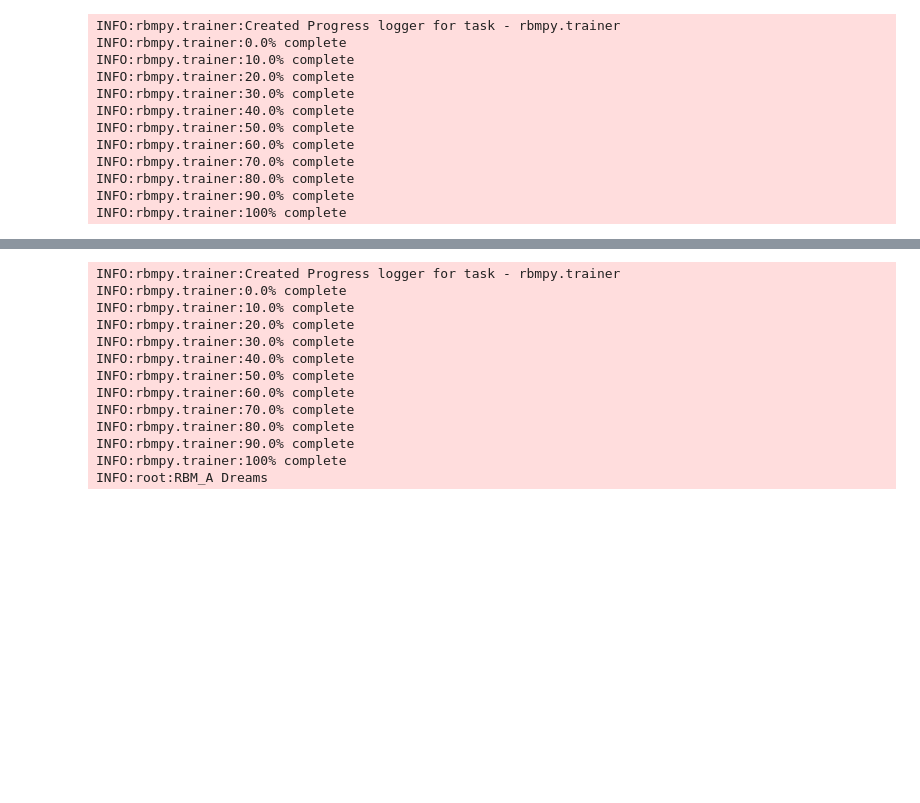
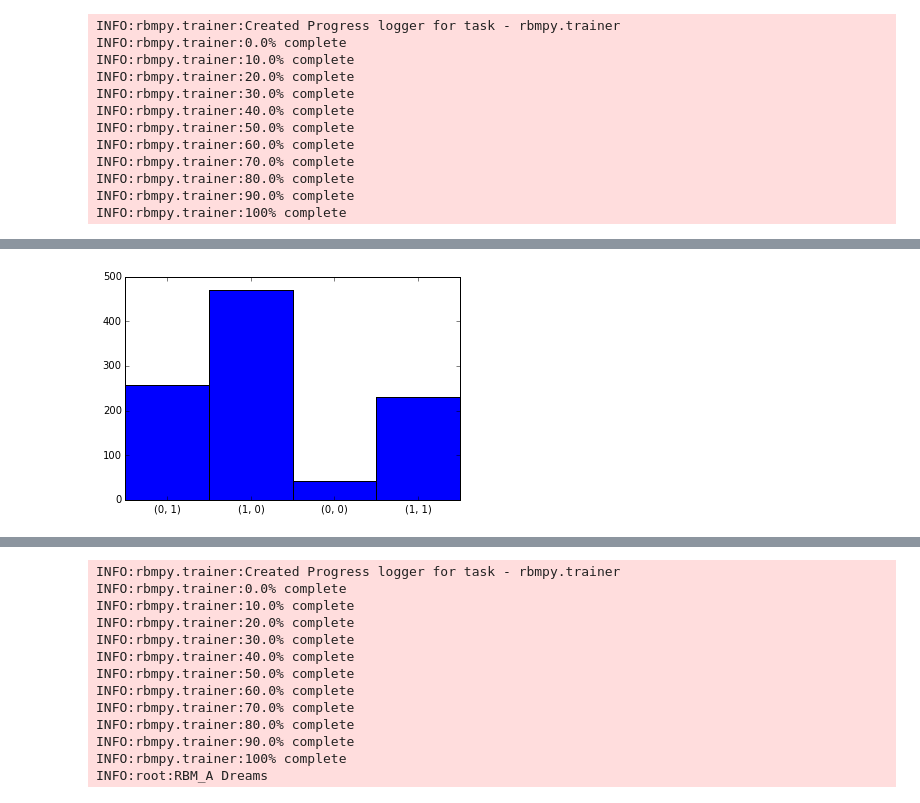
Before and after one commit to garibaldu/multicauseRBM, a Jupyter notebook: Max/ORBM-Training.ipynb, the cells around one changed output, grey strips where cells are left out. Drawn from its saved outputs; the diff is of its cells as text; code cells hidden in the pictures; blank space fills up the shorter version.

```diff
--- a/Max/ORBM-Training.ipynb
+++ b/Max/ORBM-Training.ipynb
@@ -135,0 +194,4 @@ Lets do the same with the full unapproximated corretion
+# %%
+plot_orbm_dreams(rbm_vanilla, rbm_vanilla, orbm_sampler)
+# %% [output]
+[figure, added]
```
Also changed, not shown: parts of 17 cells of this notebook, 2 other files.
